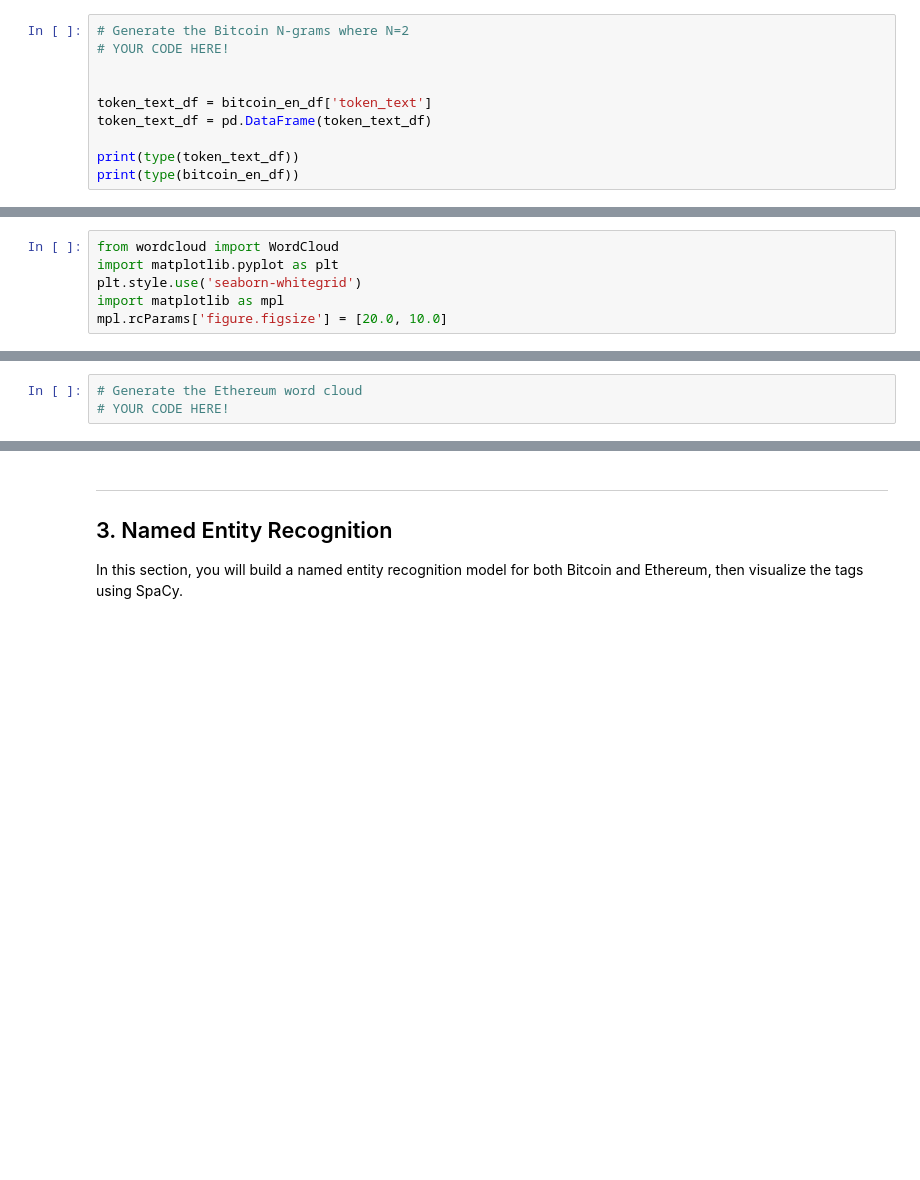
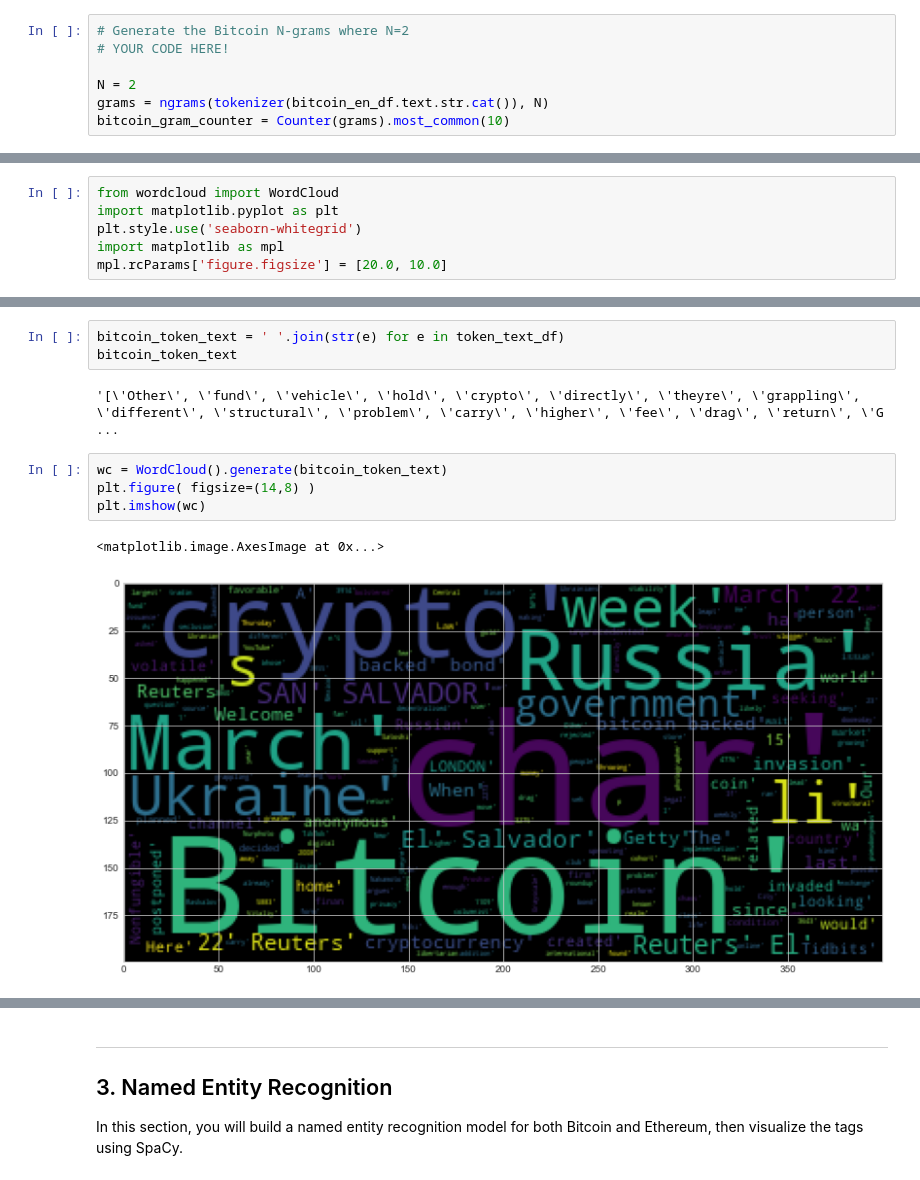
Before and after one commit to muramemory/Fintech-NLP, a Jupyter notebook: Code/crypto_sentiment.ipynb, the cells around one changed output, grey strips where cells are left out. Cells and saved outputs as stored; diff of their text form; blank space fills up the shorter version.

Commit message:
fixed function for stop words and wordcloud

```diff
--- a/Code/crypto_sentiment.ipynb
+++ b/Code/crypto_sentiment.ipynb
@@ -412,9 +409,6 @@ import pandas as pd
 # Generate the Bitcoin N-grams where N=2
 # YOUR CODE HERE!
 
-
-token_text_df = bitcoin_en_df['token_text']
-token_text_df = pd.DataFrame(token_text_df)
-
-print(type(token_text_df))
-print(type(bitcoin_en_df))
+N = 2
+grams = ngrams(tokenizer(bitcoin_en_df.text.str.cat()), N)
+bitcoin_gram_counter = Counter(grams).most_common(10)
@@ -547,3 +509,12 @@ mpl.rcParams['figure.figsize'] = [20.0, 10.0]
-# %%
-# Generate the Ethereum word cloud
-# YOUR CODE HERE!
+# %%
+bitcoin_token_text = ' '.join(str(e) for e in token_text_df)
+bitcoin_token_text
+# %% [output]
+'[\'Other\', \'fund\', \'vehicle\', \'hold\', \'crypto\', \'directly\', \'theyre\', \'grappling\', \'different\', \'structural\', \'problem\', \'carry\', \'higher\', \'fee\', \'drag\', \'return\', \'G ...
+# %%
+wc = WordCloud().generate(bitcoin_token_text)
+plt.figure( figsize=(14,8) )
+plt.imshow(wc)
+# %% [output]
+<matplotlib.image.AxesImage at 0x...>
+[figure, added]
```
Also changed, not shown: parts of 25 cells of this notebook, 7 other files.
